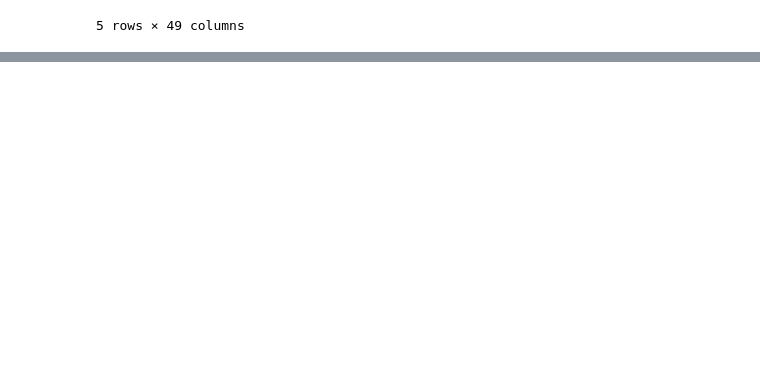
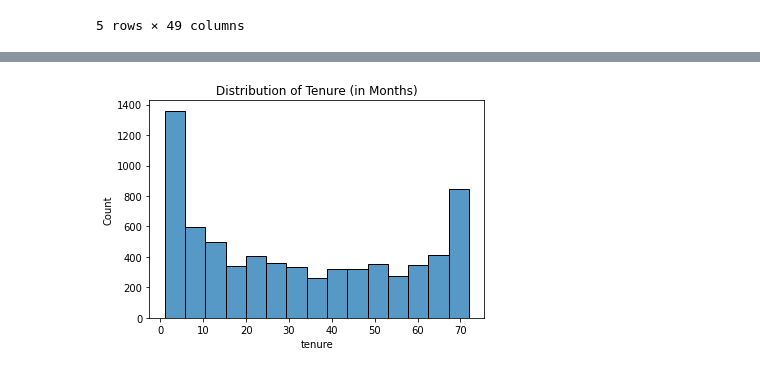
Before and after one commit to JenniferMLewis/classification-exercises, a Jupyter notebook: classification_exercises.ipynb, the cells around one changed output, grey strips where cells are left out. Saved outputs shown, nothing was run; the diff lists cells and outputs as text; code cells hidden in the pictures; blank space fills up the shorter version.

```diff
--- a/classification_exercises.ipynb
+++ b/classification_exercises.ipynb
@@ -717,0 +761,6 @@ telco.gender.value_counts(), telco.senior_citizen.value_counts(), telco.partner.
+# %%
+sns.histplot(telco.tenure)
+plt.title("Distribution of Tenure (in Months)")
+plt.show()
+# %% [output]
+[figure, added]
```
Also changed, not shown: parts of 14 cells of this notebook.
